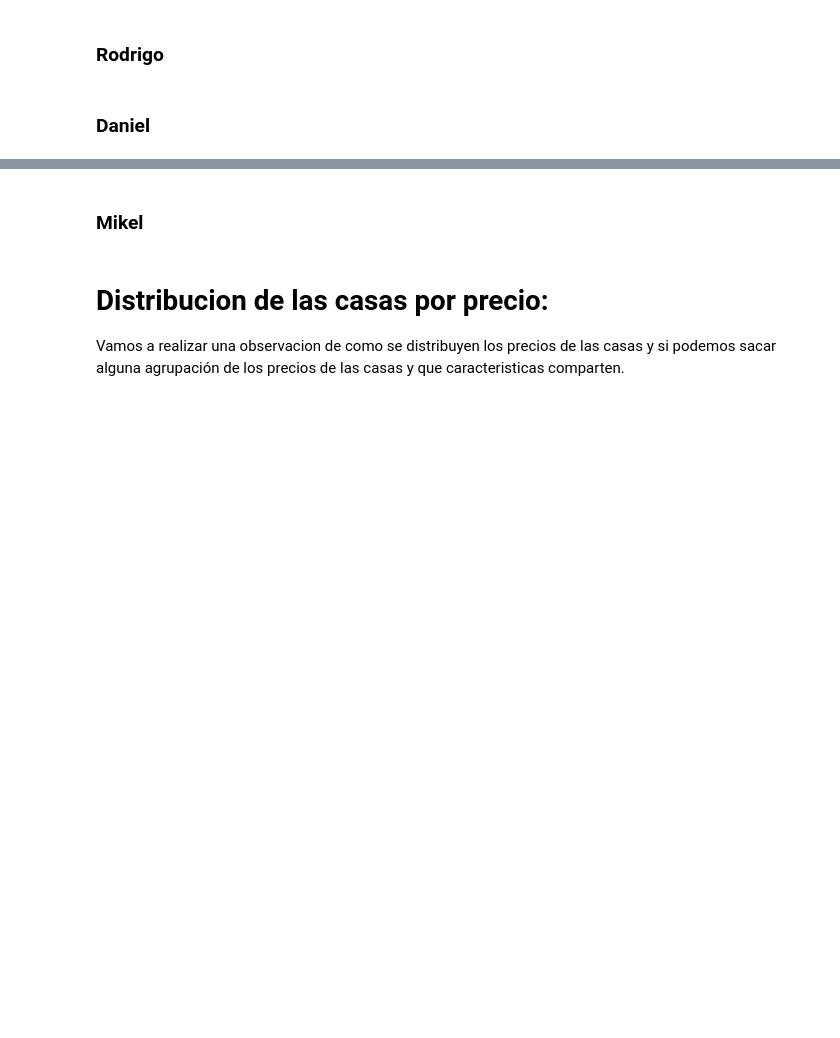
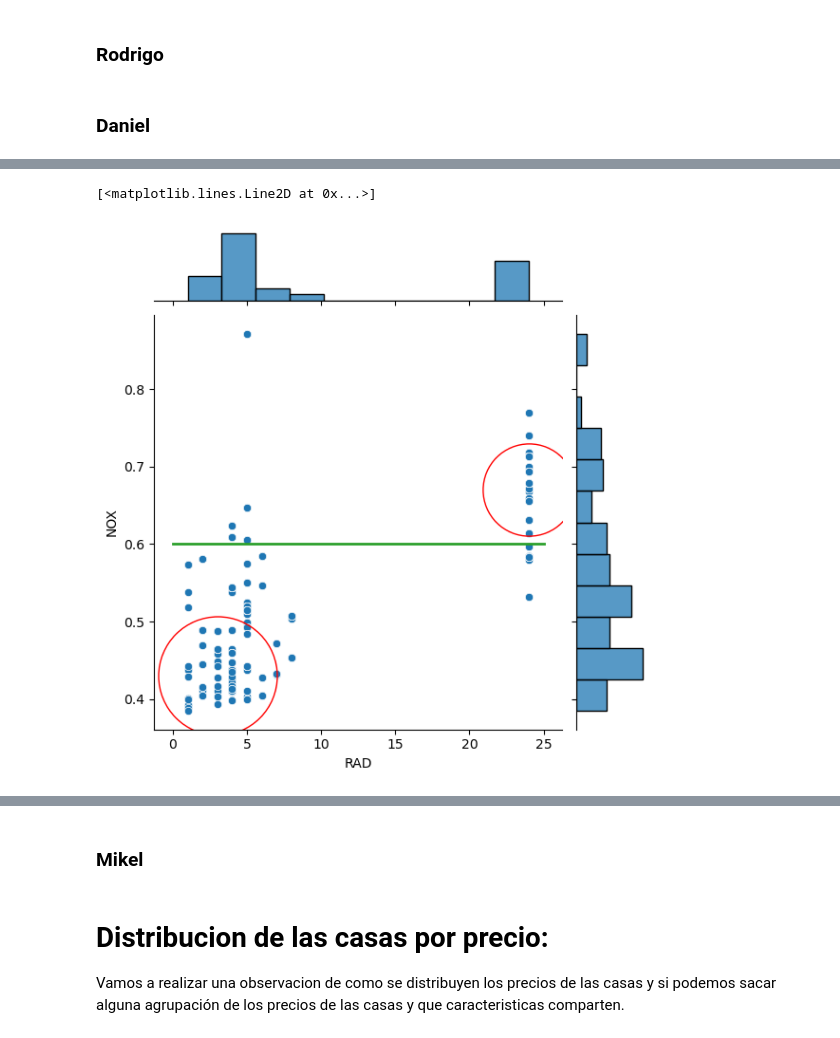
Before and after one commit to amejosecar/boston_DSPT, a Jupyter notebook: boston_requerimiento.ipynb, the cells around one changed output, grey strips where cells are left out. Drawn from its saved outputs; the diff is of its cells as text; code cells hidden in the pictures; blank space fills up the shorter version.

```diff
--- a/boston_requerimiento.ipynb
+++ b/boston_requerimiento.ipynb
@@ -106,0 +132,8 @@ No se observan valores faltantes por lo tanto no es necesario , a priori, hacer
+# %%
+a = sns.jointplot(x=df_boston["RAD"], y=df_boston["NOX"], data=df_boston)
+a.ax_joint.plot([3],[0.43],'o',ms=90 , mec='r', mfc='none')
+a.ax_joint.plot([24],[0.67],'o',ms=70 , mec='r', mfc='none')
+plt.plot([0, 25], [0.6, 0.6], linewidth=2)
+# %% [output]
+[<matplotlib.lines.Line2D at 0x...>]
+[figure, added]
```
Also changed, not shown: parts of 9 cells of this notebook.
